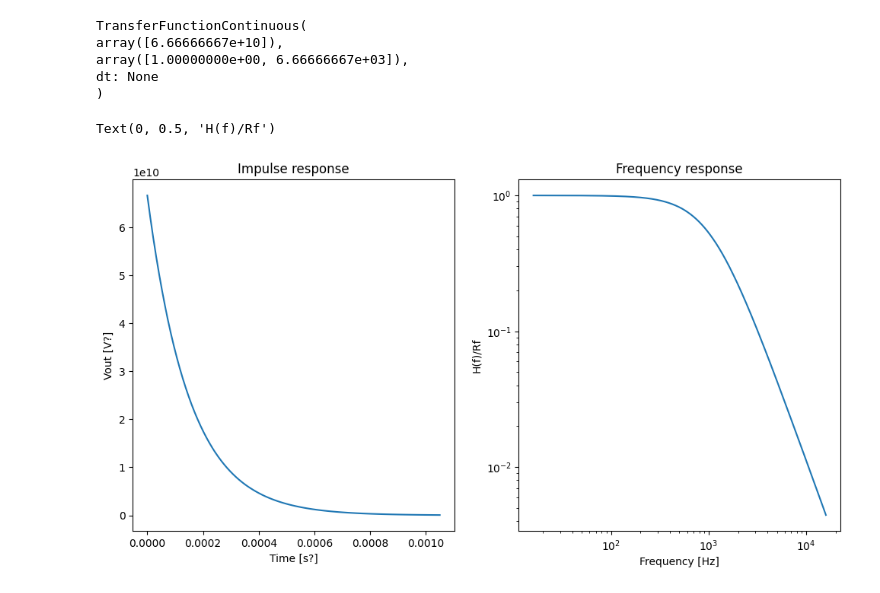
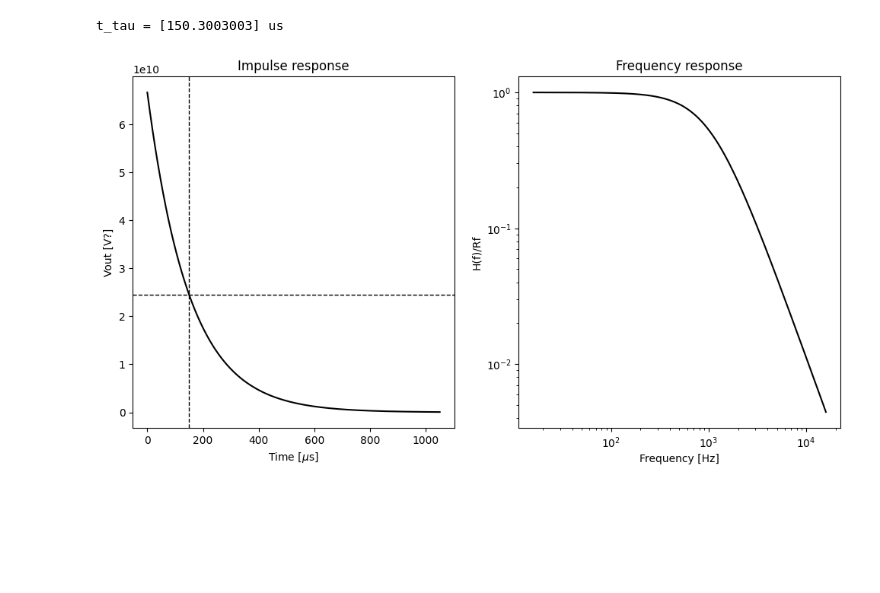
Before and after one commit to jbattat/SummerPython, a Jupyter notebook: Lesson_8__Laplace_Transform.ipynb, the cells around one changed output. Saved outputs shown, nothing was run; the diff lists cells and outputs as text; code cells hidden in the pictures; blank space fills up the shorter version.

```diff
--- a/Lesson_8__Laplace_Transform.ipynb
+++ b/Lesson_8__Laplace_Transform.ipynb
@@ -1,41 +48,36 @@
 # %%
-import matplotlib.pyplot as plt
-import numpy as np
-from scipy import signal
-
 # xfer function: -R/(1+sRC) = [0*s - R] / [RC*s + 1]
 Rf = 1e7    # ohms (feedback resistor)
 Cf = 15e-12 # farads (feedback cap)
-sys = signal.lti([0, Rf], [Rf*Cf, 1])
-print(sys)
+sys = signal.lti([Rf], [Rf*Cf, 1])
+#print(sys)
 
-tt, yt = sys.impulse()
+tt, yt = sys.impulse(N=1000)
 ff, yf = sys.freqresp() # ff is in rad/sec; yf are complex magnitudes
 ff /= (2*np.pi)  # frequency in hertz
-
-fig, axs = plt.subplots(nrows=1, ncols=2, figsize=(12,6))
-axs[0].plot(tt, yt)
-axs[0].set_title("Impulse response")
-axs[0].set_xlabel("Time [s?]")
-axs[0].set_ylabel("Vout [V?]")
-#
-axs[1].plot(ff, yf/Rf)
-axs[1].set_xscale('log')
-axs[1].set_yscale('log')
-axs[1].set_title("Frequency response")
-axs[1].set_xlabel("Frequency [Hz]")
-axs[1].set_ylabel("H(f)/Rf")
-# t = np.linspace(0, 5, 150)
-# v_in = np.random.uniform(-0.005,0.005,150)+5
-# tout, y, x = signal.lsim(sys, v_in, t)
-# plt.plot(t, v_in)
-# plt.plot(t[5:], y[5:])
-# %% [output]
-TransferFunctionContinuous(
-array([6.66666667e+10]),
-array([1.00000000e+00, 6.66666667e+03]),
-dt: None
-)
-Text(0, 0.5, 'H(f)/Rf')
-[figure, removed]
+# %%
+# Plot the impulse response and the frequency response
+fig, axs = plt.subplots(nrows=1, ncols=2, figsize=(12,6))
+axs[0].plot(tt*1e6, yt, color='k')
+axs[0].set_title("Impulse response")
+axs[0].set_xlabel("Time [$\mu$s]")
+axs[0].set_ylabel("Vout [V?]")
+#
+axs[1].plot(ff, yf/Rf, color='k')
+axs[1].set_xscale('log')
+axs[1].set_yscale('log')
+axs[1].set_title("Frequency response")
+axs[1].set_xlabel("Frequency [Hz]")
+axs[1].set_ylabel("H(f)/Rf")
+
+# Find the 1/e point
+v_decay = yt[0]*np.exp(-1)
+axs[0].axhline(v_decay, linestyle='--', color='k', linewidth=1)
+dv_min = np.abs(yt - v_decay).min()
+ii = np.where(np.abs(yt-v_decay) == dv_min)[0]
+axs[0].axvline(tt[ii]*1e6, linestyle='--', color='k', linewidth=1)
+print(f"t_tau = {tt[ii]*1e6} us")
+# %% [output]
+t_tau = [150.3003003] us
+[figure, added]
 # %%
```
Also changed, not shown: parts of 6 cells of this notebook, 1 other file.
